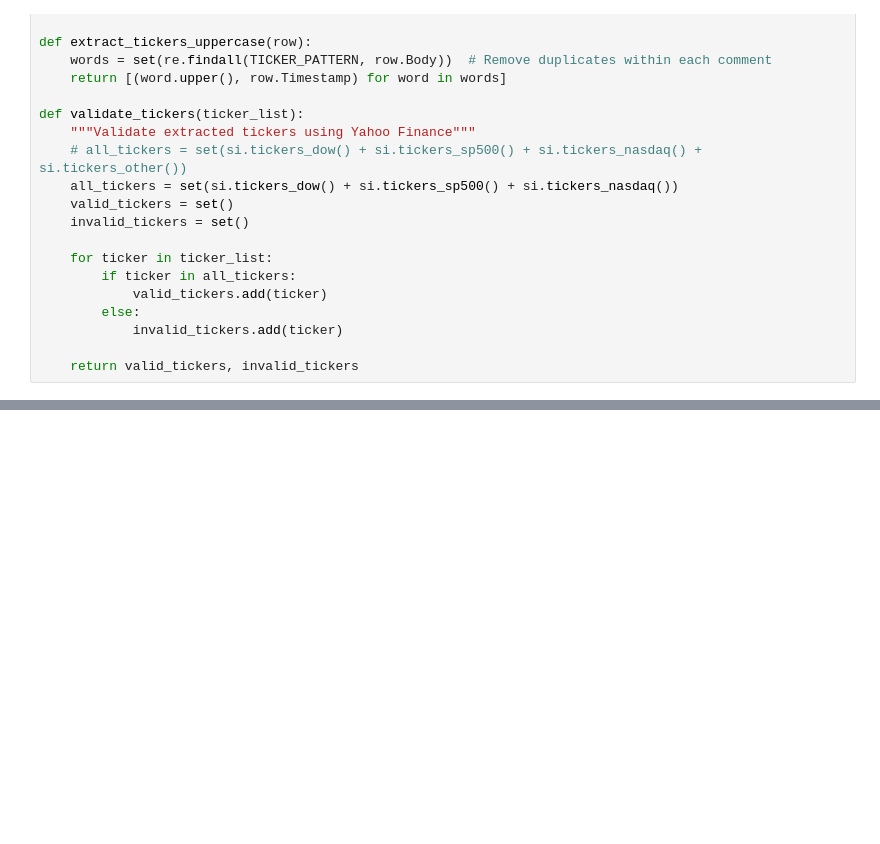
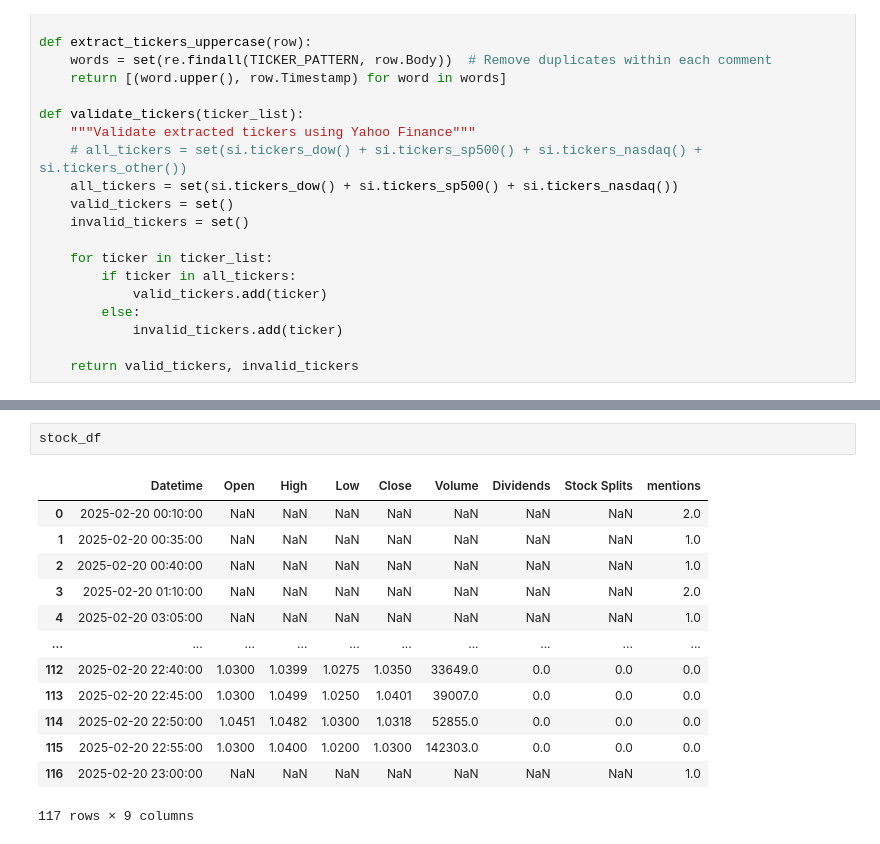
Before and after one commit to talnoam/Trading, a Jupyter notebook: analysis/penny_stocks.ipynb, the cells around one changed output, grey strips where cells are left out. Cells and saved outputs as stored; diff of their text form; blank space fills up the shorter version.

```diff
--- a/analysis/penny_stocks.ipynb
+++ b/analysis/penny_stocks.ipynb
@@ -169,0 +179,16 @@ upper_df_ticker_mentions_daily.iloc[:50]
+# %%
+stock_df
+# %% [output]
+|  | Datetime | Open | High | Low | Close | Volume | Dividends | Stock Splits | mentions |
+| 0 | 2025-02-20 00:10:00 | NaN | NaN | NaN | NaN | NaN | NaN | NaN | 2.0 |
+| 1 | 2025-02-20 00:35:00 | NaN | NaN | NaN | NaN | NaN | NaN | NaN | 1.0 |
+| 2 | 2025-02-20 00:40:00 | NaN | NaN | NaN | NaN | NaN | NaN | NaN | 1.0 |
+| 3 | 2025-02-20 01:10:00 | NaN | NaN | NaN | NaN | NaN | NaN | NaN | 2.0 |
+| 4 | 2025-02-20 03:05:00 | NaN | NaN | NaN | NaN | NaN | NaN | NaN | 1.0 |
+| ... | ... | ... | ... | ... | ... | ... | ... | ... | ... |
+| 112 | 2025-02-20 22:40:00 | 1.0300 | 1.0399 | 1.0275 | 1.0350 | 33649.0 | 0.0 | 0.0 | 0.0 |
+| 113 | 2025-02-20 22:45:00 | 1.0300 | 1.0499 | 1.0250 | 1.0401 | 39007.0 | 0.0 | 0.0 | 0.0 |
+| 114 | 2025-02-20 22:50:00 | 1.0451 | 1.0482 | 1.0300 | 1.0318 | 52855.0 | 0.0 | 0.0 | 0.0 |
+| 115 | 2025-02-20 22:55:00 | 1.0300 | 1.0400 | 1.0200 | 1.0300 | 142303.0 | 0.0 | 0.0 | 0.0 |
+| 116 | 2025-02-20 23:00:00 | NaN | NaN | NaN | NaN | NaN | NaN | NaN | 1.0 |
+117 rows × 9 columns
```
Also changed, not shown: parts of 7 cells of this notebook.
